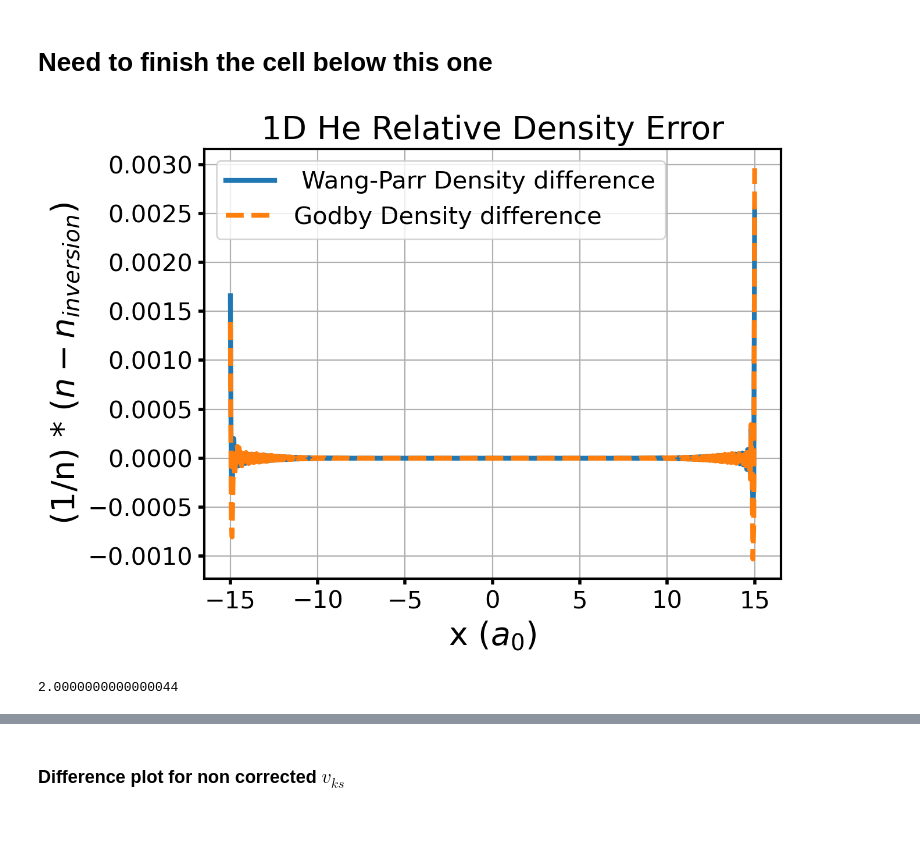
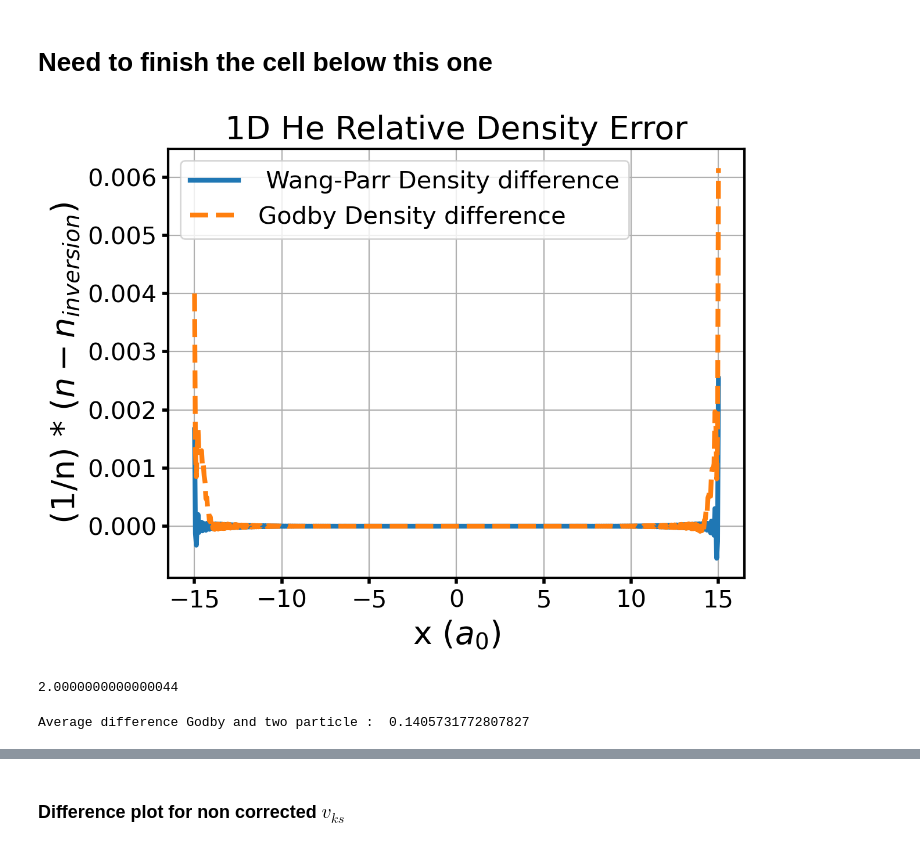
Before and after one commit to Anthony904175/Inversion_testing, a Jupyter notebook: Octopus_inversions_testing/ZT/octo_inversion_analysis.ipynb, the cells around one changed output, grey strips where cells are left out. Cells and saved outputs as stored; diff of their text form; code cells hidden in the pictures.

Commit message:
ran Octo ZT 1DHe calculations and used data analysis notebook

```diff
--- a/Octopus_inversions_testing/ZT/octo_inversion_analysis.ipynb
+++ b/Octopus_inversions_testing/ZT/octo_inversion_analysis.ipynb
@@ -16,13 +14,11 @@ ModuleNotFoundError: No module named 'Personal_research_tools'
 # %% [markdown]
 #### Read in data for all methods
 # %%
-x_grid, godby_dens, godby_vks, godby_vxc, godby_vh = data_reader.getData1("godby")#, "1")
-x_grid, stella_dens, stella_vks, stella_vxc, stella_vh = data_reader.getData1("stella")#, "y")
-x_grid, two_particle_dens, two_particle_vks, two_particle_vxc, two_particle_vh = data_reader.getData1("two_particle")#, "y")
-x_grid, target_dens, target_vks, target_vxc, target_vh = data_reader.getData1("target")#, "y")
+x_grid, godby_dens, godby_vks, godby_vxc, godby_vh = new_reader.getData("Octopus_inversions_testing", "ZT", "1DHe", "godby")
+x_grid, stella_dens, stella_vks, stella_vxc, stella_vh = new_reader.getData("Octopus_inversions_testing", "ZT", "1DHe", "stella")
+# x_grid, two_particle_dens, two_particle_vks, two_particle_vxc, two_particle_vh = new_reader.getData("Octopus_inversions_testing", "ZT", "1DHe", "two_particle")
+x_grid, target_dens, target_vks, target_vxc, target_vh = new_reader.getData("Octopus_inversions_testing", "ZT", "1DHe", "octo_target")
+x_grid, wang_parr_dens, wang_parr_vks, wang_parr_vxc, wang_parr_vh = new_reader.getData("Octopus_inversions_testing", "ZT", "1DHe", "wang_parr")
-# %%
-## Import data for Wang-Parr
-x_grid, wp_dens, wp_vks, wp_vxc, wp_vh = data_reader.getData1_1("wang_parr")#, "n")
 # %%
 #---------------> Plot
 fig, ax = plt.subplots(1, 1, dpi=200)
@@ -52,27 +47,27 @@ plt.show()
 # %%
 #---------------> Plot
 fig, ax = plt.subplots(1, 1, dpi=200)
 #---------------> Data
-ax.plot(x_grid, (1/target_dens) * (target_dens-wp_dens), linewidth=3, label=" Wang-Parr Density difference")
+ax.plot(x_grid, (1/target_dens) * (target_dens-wang_parr_dens), linewidth=3, label=" Wang-Parr Density difference")
 ax.plot(x_grid, (1/target_dens) * (target_dens-godby_dens), linewidth=3, label="Godby Density difference", ls='--')
 # ax.plot(x_grid, (1/target_dens) * (target_dens-stella_dens), linewidth=3, label="Stella Density difference",ls='-.')
 # ax.plot(x_grid, (1/target_dens) * (target_dens-two_particle_dens), linewidth=3, label="2 Particle Density difference", ls=':')
 #---------------> Formatting
 ax.set_title(r"1D He Relative Density Error", fontsize = 20)
 ax.set_ylabel(r"(1/n) * ($n-n_{inversion}$)", fontsize = 20)
 ax.set_xlabel(r"x ($a_0$)", fontsize = 20)
 ax.grid(True)
 ax.legend(fontsize=15)
 # ax.set_ylim(-0.0005, 0.0025)
 ax.xaxis.set_tick_params(width=2)
 ax.yaxis.set_tick_params(width=2)
 #-------> Borders ## Have to run cell twice for this to work no idea why -- AO
 plt.rcParams["axes.edgecolor"] = "black"
 plt.rcParams["axes.linewidth"] = 2.0
 plt.xticks(fontsize=15)
 plt.yticks(fontsize=15)
 plt.show()
 # %% [output]
-[figure, old version]
+[figure, new version]
 # %%
 #### Check Wang-Parr density
@@ -80,5 +75,18 @@ np.trapz(wp_dens, x_grid)
 # %% [output]
 2.0000000000000044
+# %%
+godbyAverageDifference = np.mean(target_vks - godby_vks)
+print(f"Average difference Godby and two particle : ",godbyAverageDifference)
+godby_vks_corrected = godby_vks + godbyAverageDifference
+godby_vxc_corrected = godby_vxc + godbyAverageDifference
+stellaAverageDifference = np.mean(target_vks - stella_vks)
+stella_vks_corrected = stella_vks + stellaAverageDifference
+stella_vxc_corrected = stella_vxc + stellaAverageDifference
+wpAverageDifference = np.mean(target_vks - wang_parr_vks)
+wang_parr_vks_corrected = wang_parr_vks + wpAverageDifference
+wang_parr_vxc_corrected = wang_parr_vxc + wpAverageDifference
+# %% [output]
+Average difference Godby and two particle :  0.1405731772807827
 # %%
 #---------------> Plot
 fig, ax = plt.subplots(1, 1, dpi=200)
```
Also changed, not shown: parts of 14 cells of this notebook, 53 other files.
